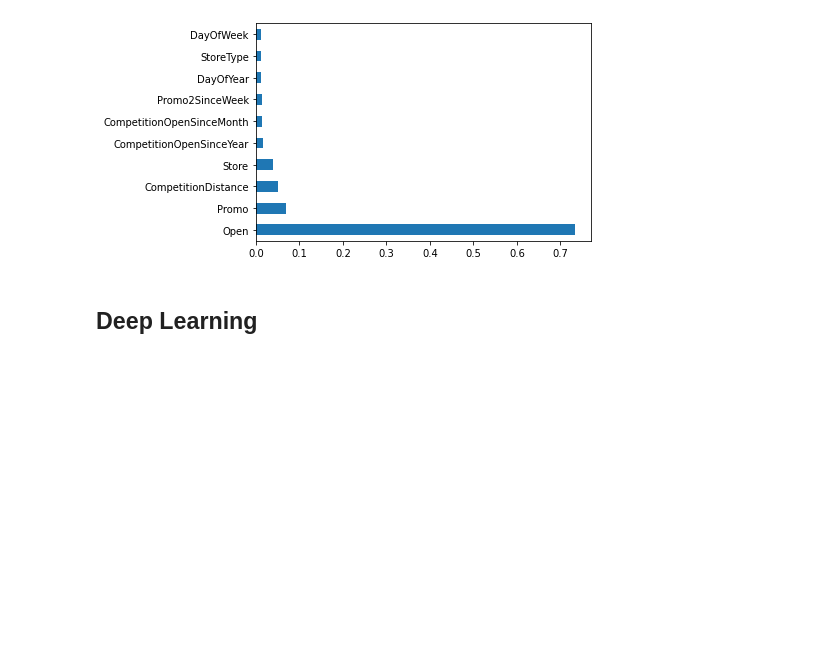
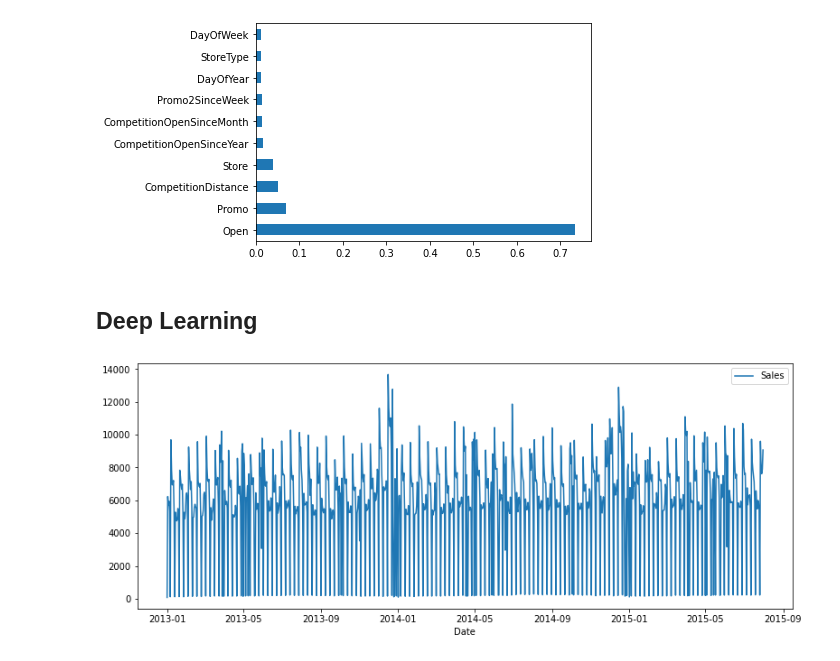
Before and after one commit to fbagire/pharmaceutical_sales_forecast, a Jupyter notebook: notebook/modelling.ipynb, the cells around one changed output. Saved outputs shown, nothing was run; the diff lists cells and outputs as text; code cells hidden in the pictures; blank space fills up the shorter version.

Commit message:
timeseries done

```diff
--- a/notebook/modelling.ipynb
+++ b/notebook/modelling.ipynb
@@ -110,0 +120,9 @@ model_prep.feature_importance(pipeline.steps[1][1],x_train=X_train)
+# %%
+train_og=load_data_dvc('data/train.csv',git_revision=git_rev)
+# %%
+train_og['Date']=pd.to_datetime(train_og['Date'])
+# %%
+sales_ts=train_og[['Date','Sales']]
+# %%
+# To make a timeseries we can group the data we have by their frequency which is daily
+sales_ts=sales_ts.groupby(by='Date').mean()
@@ -110,0 +131,5 @@ model_prep.feature_importance(pipeline.steps[1][1],x_train=X_train)
+# %%
+plt.figure(figsize=(13,5))
+_=sns.lineplot(data=sales_ts)
+# %% [output]
+[figure, added]
```
Also changed, not shown: parts of 4 cells of this notebook, 36 other files.
